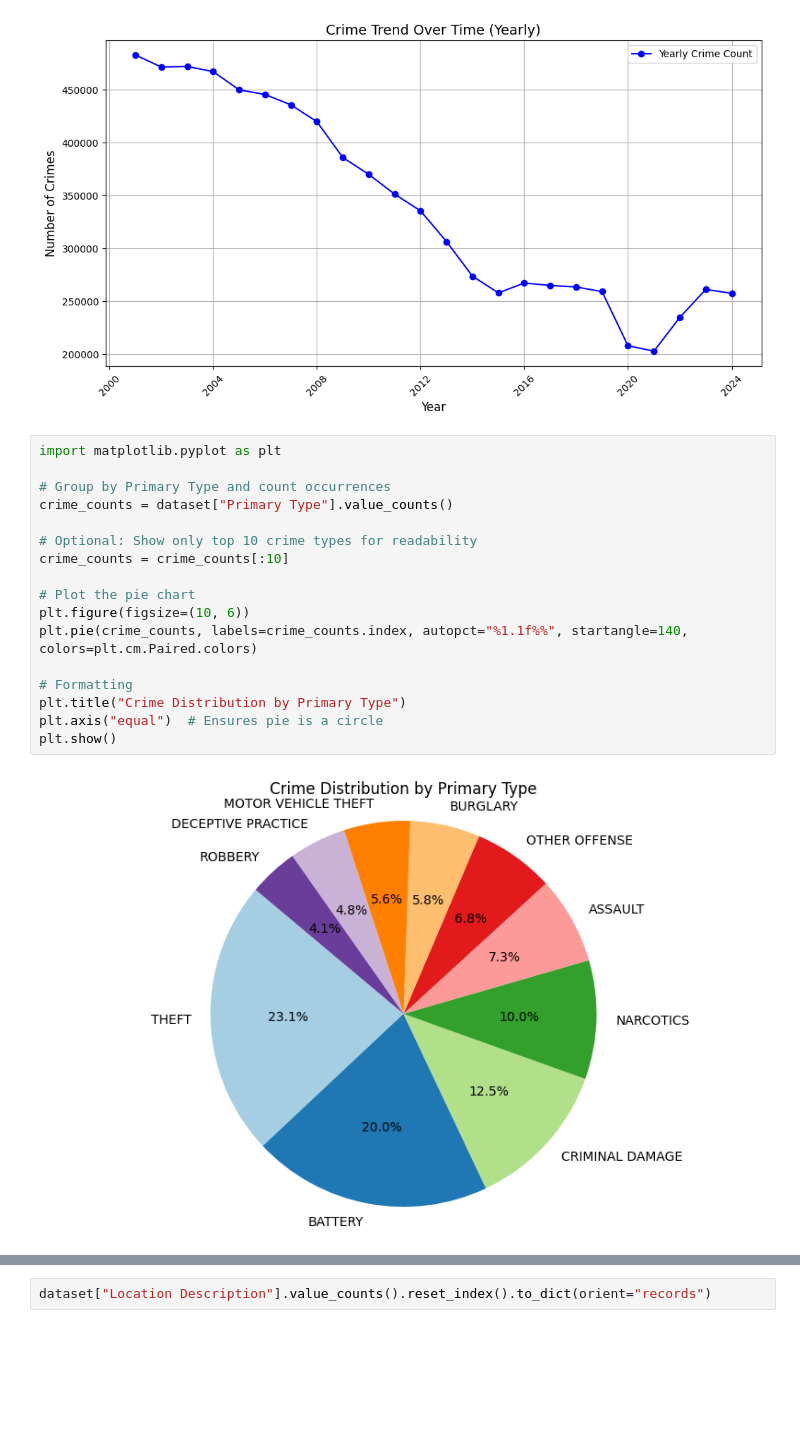
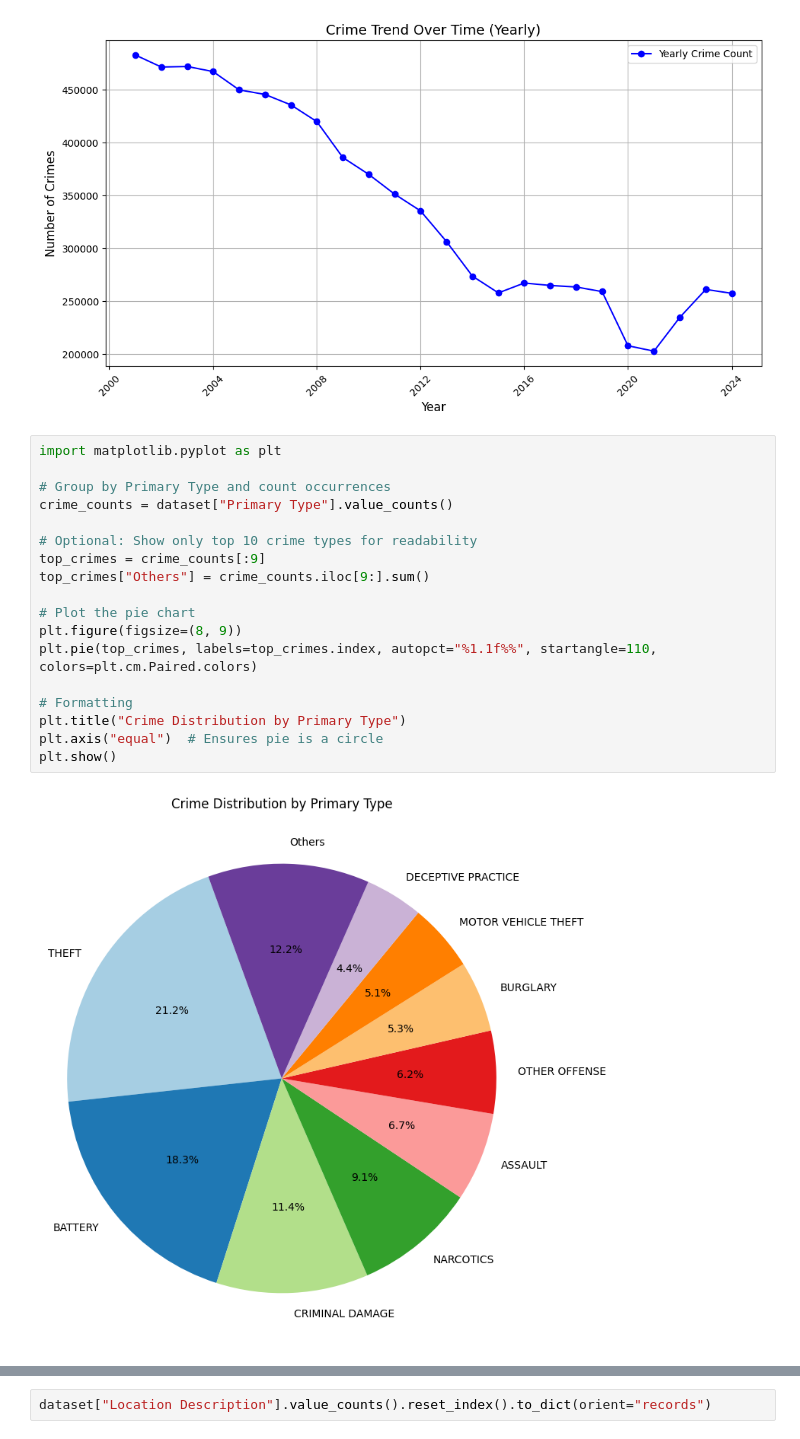
Before and after one commit to com-480-data-visualization/SafetyFirst, a Jupyter notebook: milestone1/antonio_eda.ipynb, the cells around one changed output, grey strips where cells are left out. Saved outputs shown, nothing was run; the diff lists cells and outputs as text; blank space fills up the shorter version.

```diff
--- a/milestone1/antonio_eda.ipynb
+++ b/milestone1/antonio_eda.ipynb
@@ -81,19 +82,20 @@ plt.show()
 # %%
 import matplotlib.pyplot as plt
 
 # Group by Primary Type and count occurrences
 crime_counts = dataset["Primary Type"].value_counts()
 
 # Optional: Show only top 10 crime types for readability
-crime_counts = crime_counts[:10]
+top_crimes = crime_counts[:9]
+top_crimes["Others"] = crime_counts.iloc[9:].sum()
 
 # Plot the pie chart
-plt.figure(figsize=(10, 6))
-plt.pie(crime_counts, labels=crime_counts.index, autopct="%1.1f%%", startangle=140, colors=plt.cm.Paired.colors)
+plt.figure(figsize=(8, 9))
+plt.pie(top_crimes, labels=top_crimes.index, autopct="%1.1f%%", startangle=110, colors=plt.cm.Paired.colors)
 
 # Formatting
 plt.title("Crime Distribution by Primary Type")
 plt.axis("equal")  # Ensures pie is a circle
 plt.show()
 # %% [output]
-[figure, old version]
+[figure, new version]
```
Also changed, not shown: parts of 24 cells of this notebook.
